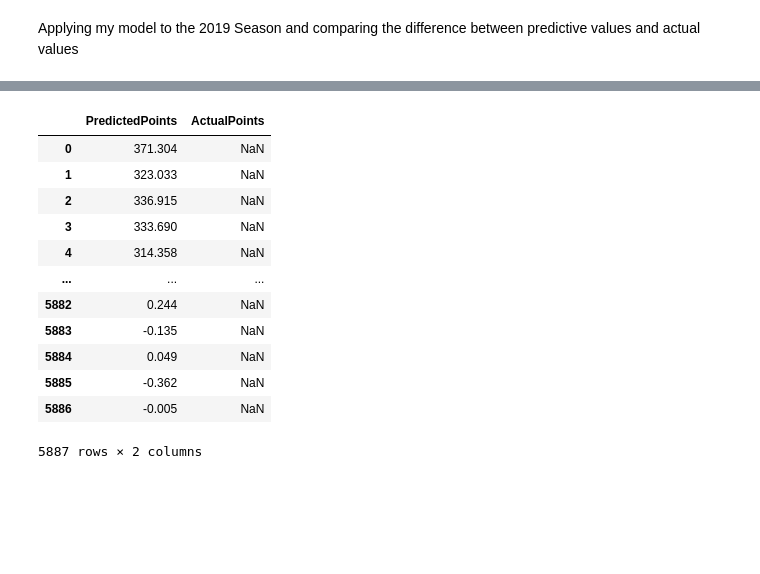
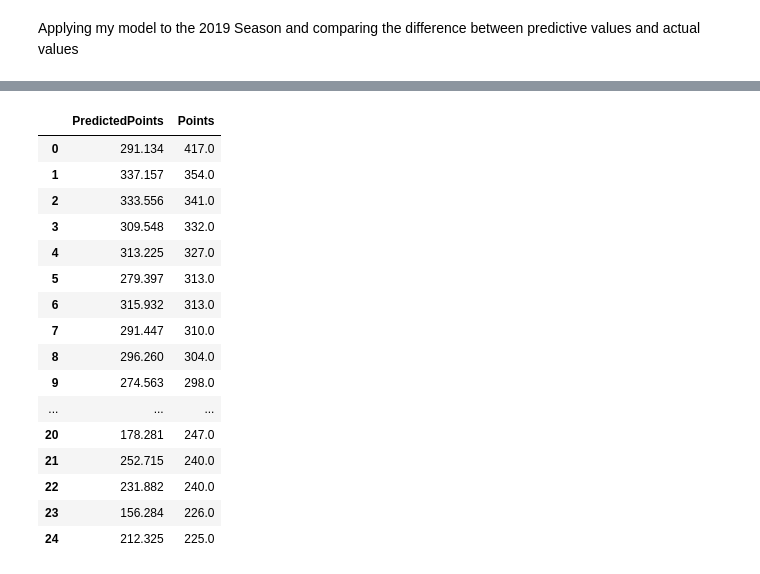
Before and after one commit to pierremestephan/FantasyFootballMachineLearning, a Jupyter notebook: RandomForest.ipynb, the cells around one changed output, grey strips where cells are left out. Saved outputs shown, nothing was run; the diff lists cells and outputs as text; code cells hidden in the pictures; blank space fills up the shorter version.

Commit message:
Added Comparison of Projected Points and Actual

```diff
--- a/RandomForest.ipynb
+++ b/RandomForest.ipynb
@@ -75,19 +76,22 @@ Name: Points, Length: 5887, dtype: float64
 # %%
 predpoints = pd.DataFrame(predictions_2019, columns = ["PredictedPoints"])
-actualpoints = pd.DataFrame(y, columns = ["ActualPoints"])
-actualpoints
-pd.concat([predpoints,actualpoints])
+points_comparion = pd.concat([predpoints,y], axis = 1)
+points_comparion.head(10)
 # %% [output]
-|  | PredictedPoints | ActualPoints |
-| 0 | 371.304 | NaN |
-| 1 | 323.033 | NaN |
-| 2 | 336.915 | NaN |
-| 3 | 333.690 | NaN |
-| 4 | 314.358 | NaN |
+|  | PredictedPoints | Points |
+| 0 | 291.134 | 417.0 |
+| 1 | 337.157 | 354.0 |
+| 2 | 333.556 | 341.0 |
+| 3 | 309.548 | 332.0 |
+| 4 | 313.225 | 327.0 |
+| 5 | 279.397 | 313.0 |
+| 6 | 315.932 | 313.0 |
+| 7 | 291.447 | 310.0 |
+| 8 | 296.260 | 304.0 |
+| 9 | 274.563 | 298.0 |
 | ... | ... | ... |
-| 5882 | 0.244 | NaN |
-| 5883 | -0.135 | NaN |
-| 5884 | 0.049 | NaN |
-| 5885 | -0.362 | NaN |
-| 5886 | -0.005 | NaN |
+| 20 | 178.281 | 247.0 |
+| 21 | 252.715 | 240.0 |
+| 22 | 231.882 | 240.0 |
+| 23 | 156.284 | 226.0 |
+| 24 | 212.325 | 225.0 |
-5887 rows × 2 columns
```
Also changed, not shown: parts of 5 cells of this notebook.
